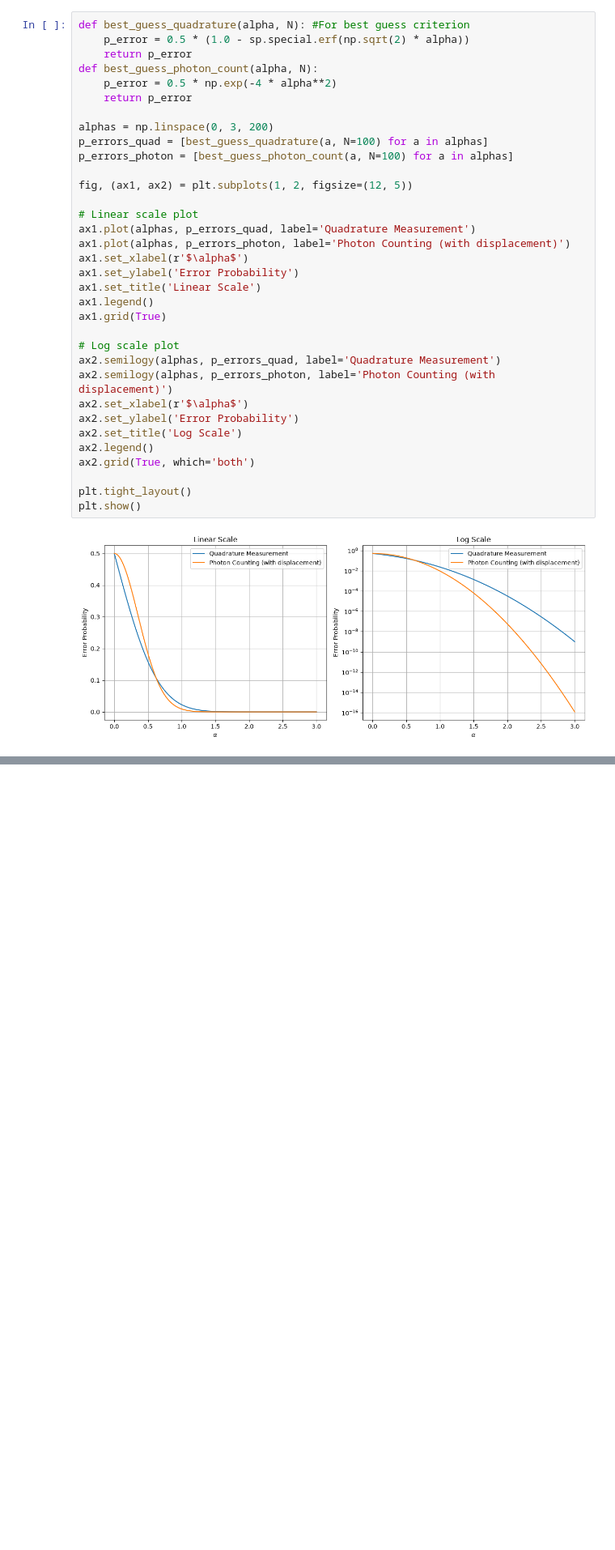
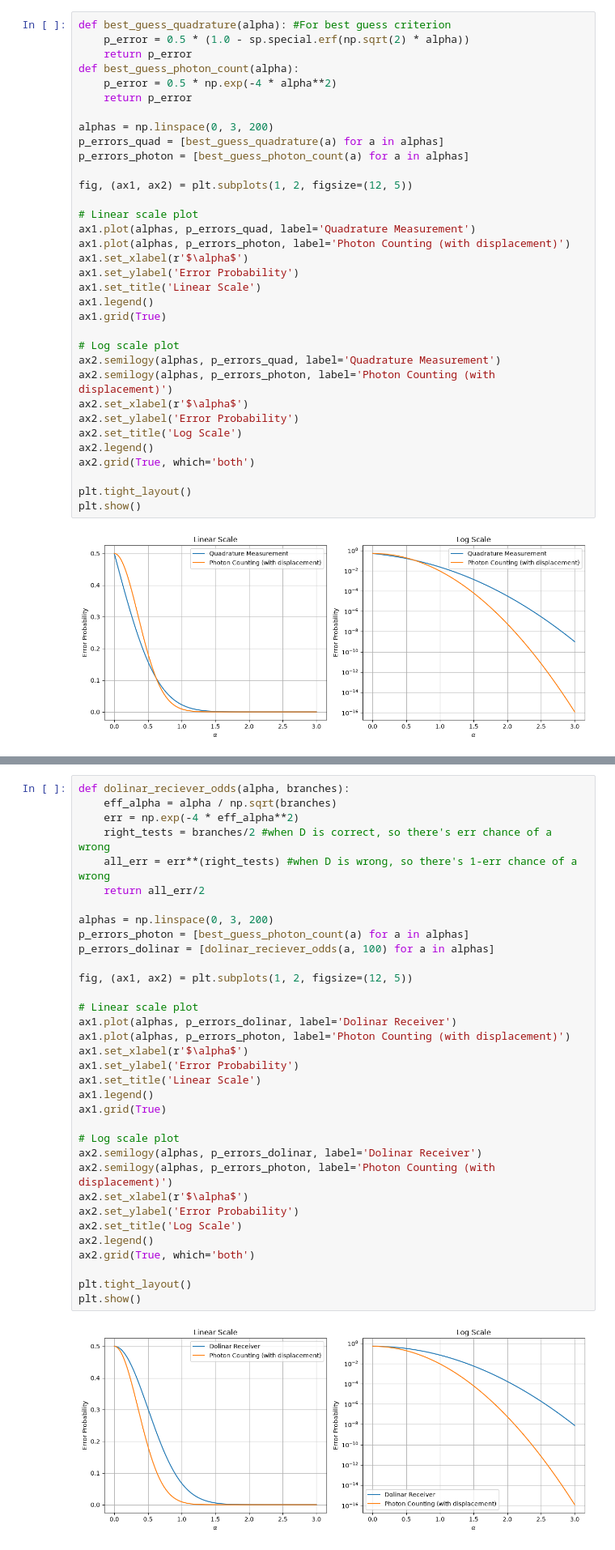
Before and after one commit to eskildpra/Dolinar-Receiver, a Jupyter notebook: leif.ipynb, the cells around one changed output, grey strips where cells are left out. Shown at 81% size. Drawn from its saved outputs; the diff is of its cells as text; blank space fills up the shorter version.

```diff
--- a/leif.ipynb
+++ b/leif.ipynb
@@ -91,14 +91,14 @@ Below I calculate for the theoretical vlaues with the mathematics behind it:
 # %%
-def best_guess_quadrature(alpha, N): #For best guess criterion
+def best_guess_quadrature(alpha): #For best guess criterion
     p_error = 0.5 * (1.0 - sp.special.erf(np.sqrt(2) * alpha))
     return p_error
-def best_guess_photon_count(alpha, N):
+def best_guess_photon_count(alpha):
     p_error = 0.5 * np.exp(-4 * alpha**2)
     return p_error
 
 alphas = np.linspace(0, 3, 200)
-p_errors_quad = [best_guess_quadrature(a, N=100) for a in alphas]
-p_errors_photon = [best_guess_photon_count(a, N=100) for a in alphas]
+p_errors_quad = [best_guess_quadrature(a) for a in alphas]
+p_errors_photon = [best_guess_photon_count(a) for a in alphas]
 
 fig, (ax1, ax2) = plt.subplots(1, 2, figsize=(12, 5))
 
@@ -128,0 +129,36 @@ Here I will now use Qutip to calculate psuedo-experimental results which should
+# %%
+def dolinar_reciever_odds(alpha, branches):
+    eff_alpha = alpha / np.sqrt(branches)
+    err = np.exp(-4 * eff_alpha**2)
+    right_tests = branches/2 #when D is correct, so there's err chance of a wrong
+    all_err = err**(right_tests) #when D is wrong, so there's 1-err chance of a wrong
+    return all_err/2
+
+alphas = np.linspace(0, 3, 200)
+p_errors_photon = [best_guess_photon_count(a) for a in alphas]
+p_errors_dolinar = [dolinar_reciever_odds(a, 100) for a in alphas]
+
+fig, (ax1, ax2) = plt.subplots(1, 2, figsize=(12, 5))
+
+# Linear scale plot
+ax1.plot(alphas, p_errors_dolinar, label='Dolinar Receiver')
+ax1.plot(alphas, p_errors_photon, label='Photon Counting (with displacement)')
+ax1.set_xlabel(r'$\alpha$')
+ax1.set_ylabel('Error Probability')
+ax1.set_title('Linear Scale')
+ax1.legend()
+ax1.grid(True)
+
+# Log scale plot
+ax2.semilogy(alphas, p_errors_dolinar, label='Dolinar Receiver')
+ax2.semilogy(alphas, p_errors_photon, label='Photon Counting (with displacement)')
+ax2.set_xlabel(r'$\alpha$')
+ax2.set_ylabel('Error Probability')
+ax2.set_title('Log Scale')
+ax2.legend()
+ax2.grid(True, which='both')
+
+plt.tight_layout()
+plt.show()
+# %% [output]
+[figure, added]
```
Also changed, not shown: parts of 11 cells of this notebook, 1 other file.
